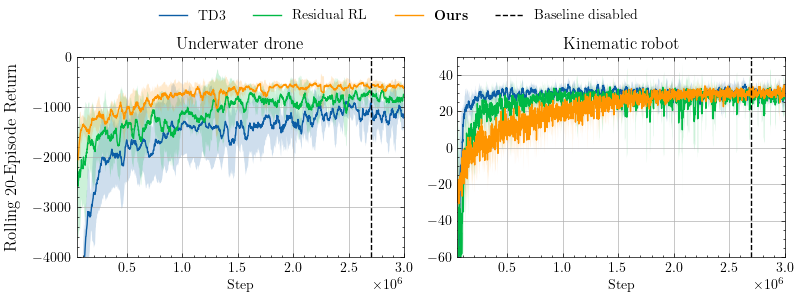
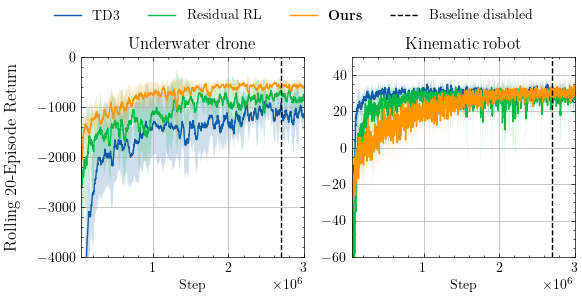
Code edit (unified diff) that turned the first committed figure into the second:
--- before
+++ after
@@ -18,5 +18,5 @@
 )
 
-fig, axes = plt.subplots(1, 2, figsize=(8.2, 3.0))
+fig, axes = plt.subplots(1, 2, figsize=(6, 3.0))
 ax_left, ax_right = axes
 

Commit: feat: auto commit